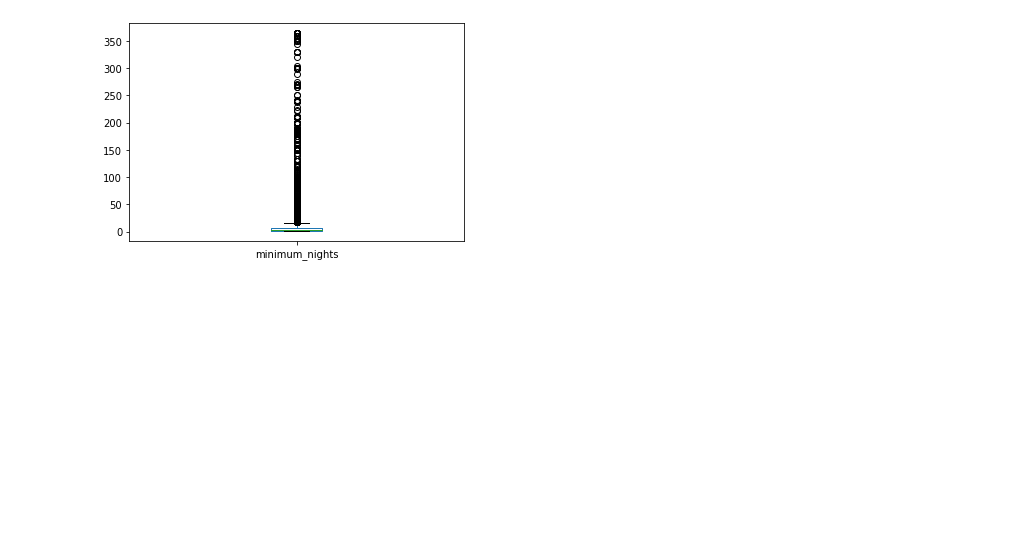
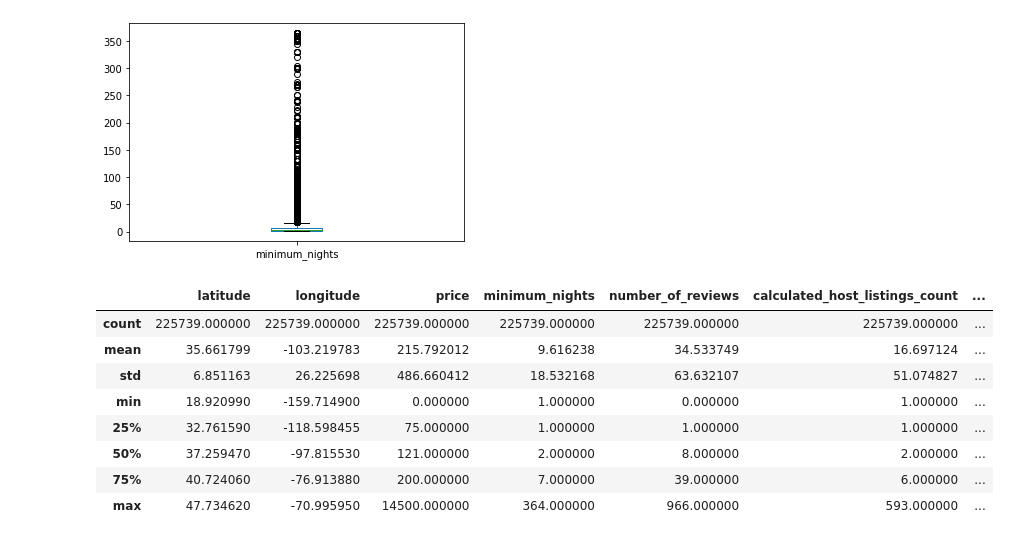
Before and after one commit to Ironhack-Data-Madrid-Mayo-2021/Classroom-Materials, a Jupyter notebook: week_07/07 - Airbnb price prediction.ipynb, the cells around one changed output. Cells and saved outputs as stored; diff of their text form; code cells hidden in the pictures; blank space fills up the shorter version.

```diff
--- a/week_07/07 - Airbnb price prediction.ipynb
+++ b/week_07/07 - Airbnb price prediction.ipynb
@@ -138,3 +138,15 @@ scatter_matrix(df, figsize=(15, 15));
 df.minimum_nights.plot.box();
 # %% [output]
 [figure]
+# %%
+df.describe()
+# %% [output]
+|  | latitude | longitude | price | minimum_nights | number_of_reviews | calculated_host_listings_count | ... |
+| count | 225739.000000 | 225739.000000 | 225739.000000 | 225739.000000 | 225739.000000 | 225739.000000 | ... |
+| mean | 35.661799 | -103.219783 | 215.792012 | 9.616238 | 34.533749 | 16.697124 | ... |
+| std | 6.851163 | 26.225698 | 486.660412 | 18.532168 | 63.632107 | 51.074827 | ... |
+| min | 18.920990 | -159.714900 | 0.000000 | 1.000000 | 0.000000 | 1.000000 | ... |
+| 25% | 32.761590 | -118.598455 | 75.000000 | 1.000000 | 1.000000 | 1.000000 | ... |
+| 50% | 37.259470 | -97.815530 | 121.000000 | 2.000000 | 8.000000 | 2.000000 | ... |
+| 75% | 40.724060 | -76.913880 | 200.000000 | 7.000000 | 39.000000 | 6.000000 | ... |
+| max | 47.734620 | -70.995950 | 14500.000000 | 364.000000 | 966.000000 | 593.000000 | ... |
```
Also changed, not shown: parts of 31 cells of this notebook, 1 other file.
